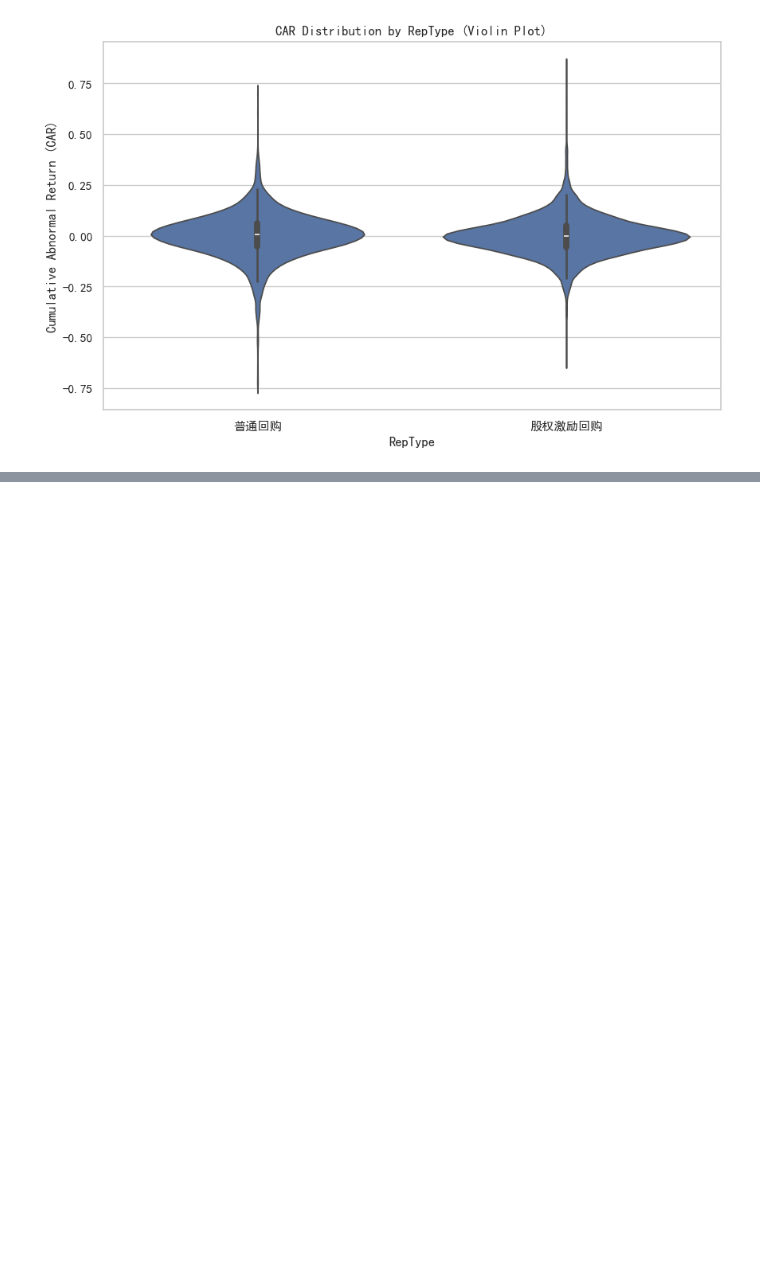
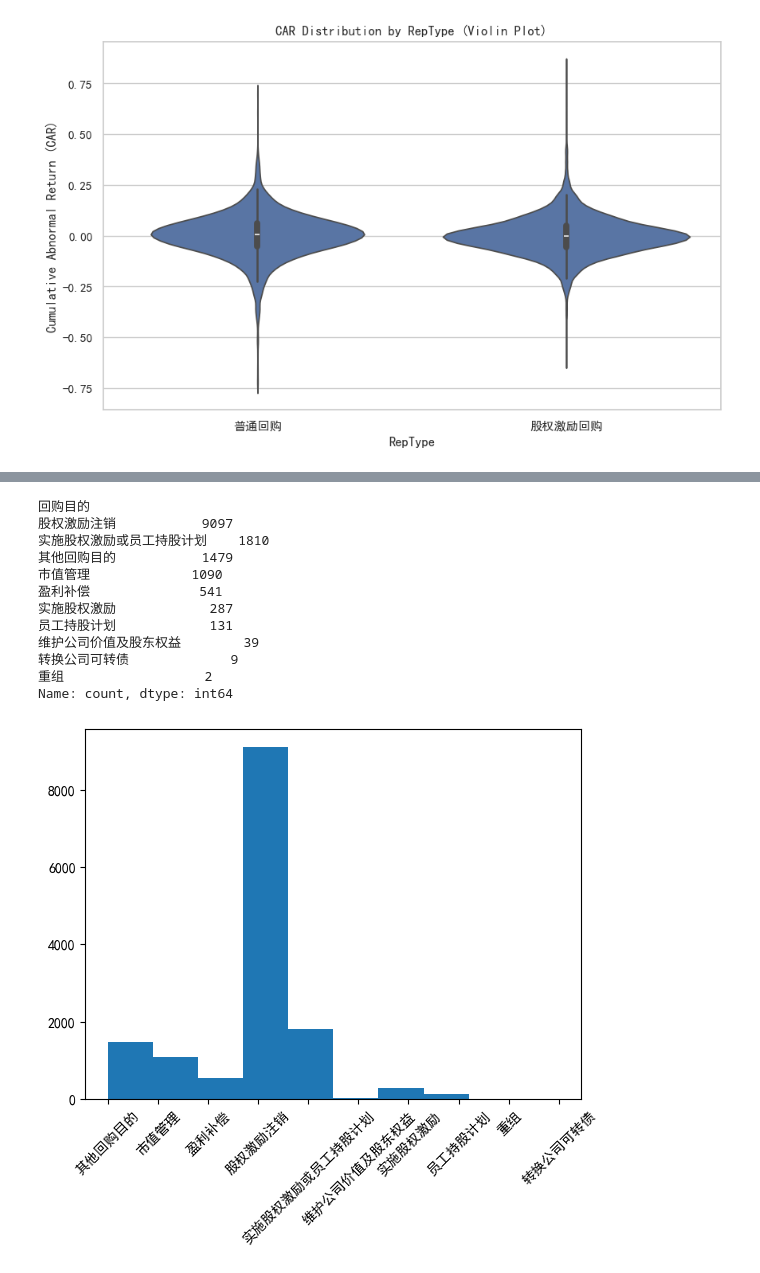
Before and after one commit to PaperDragon85/Buyback-Dividend-in-Innovation-Competition, a Jupyter notebook: CAR.ipynb, the cells around one changed output, grey strips where cells are left out. Drawn from its saved outputs; the diff is of its cells as text; code cells hidden in the pictures; blank space fills up the shorter version.

```diff
--- a/CAR.ipynb
+++ b/CAR.ipynb
@@ -144,0 +147,15 @@ plt.show()
+# %%
+import pandas as pd
+from models import batch_car_calculator
+import matplotlib.pyplot as plt
+import matplotlib.pyplot as plt
+
+
+plt.rcParams['font.sans-serif'] = ['SimHei']  # 显示中文标签
+plt.rcParams['axes.unicode_minus'] = False    # 正常显示负号
+# %%
+# 读取数据
+
+df_raw = pd.read_excel("./data/processed/股份回购与分红合并_添加Treat_Post.xlsx", dtype={"Code":str}).iloc[:,1:]
+print(df_raw.info())
+df_raw.head(3)
@@ -144,0 +185,22 @@ plt.show()
+# %%
+# 描述性统
+
+fig, ax = plt.subplots()
+ax.hist(df_raw["回购目的"])
+ax.set_xticklabels(ax.get_xticklabels(), rotation=45)
+
+df_raw["回购目的"].value_counts()
+# %% [output]
+回购目的
+股权激励注销           9097
+实施股权激励或员工持股计划    1810
+其他回购目的           1479
+市值管理             1090
+盈利补偿              541
+实施股权激励            287
+员工持股计划            131
+维护公司价值及股东权益        39
+转换公司可转债             9
+重组                  2
+Name: count, dtype: int64
+[figure, added]
```
Also changed, not shown: parts of 5 cells of this notebook, 20 other files.
